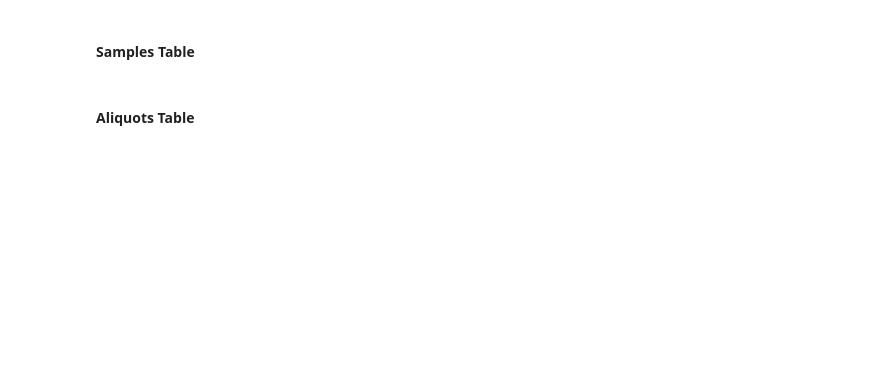
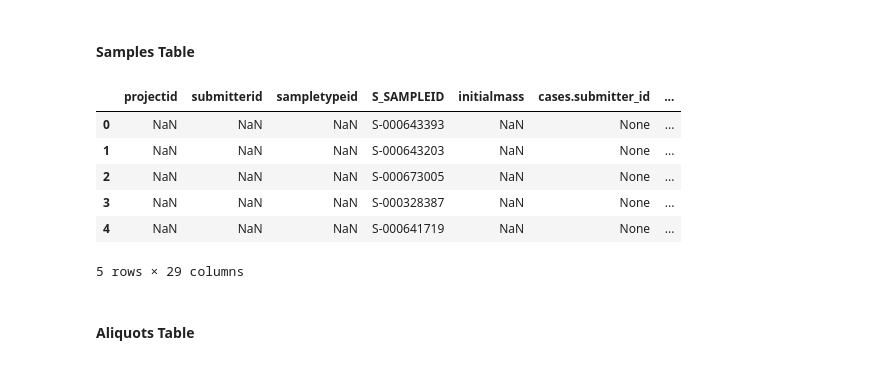
Before and after one commit to Jaclyn922/Data-Scientist-Co-op-in-Brigham-and-Women-s-Hospital, a Jupyter notebook: notebook/study-overview.ipynb, the cells around one changed output. Cells and saved outputs as stored; diff of their text form; code cells hidden in the pictures; blank space fills up the shorter version.

```diff
--- a/notebook/study-overview.ipynb
+++ b/notebook/study-overview.ipynb
@@ -762,11 +753,54 @@ cases
+# %%
+# Group by 'S_SUBJECTID' and 'experiments.submitter_id'
+cases = samples.groupby(['S_SUBJECTID', 'experiments.submitter_id']).agg(list)
+
+# Define the new columns to add
+new_columns = ['consent_codes', 'disease_type', 'primary_site']
+
+# Define a function to add new columns with default values to each group
+def add_default_columns(group):
+    for column in new_columns:
+        group[column] = 'N/A'
+    return group
+
+# Apply the function to each group and reassemble the DataFrame
+cases = cases.apply(add_default_columns, group_keys=False).reset_index(drop=True)
+
+# Add the new column named type
+datasets['type'] = 'case'
+
+# cases.to_csv(CASES_TSV_PATH, index=False, sep='\t')
 # %% [markdown]
 #### Samples Table
 # %%
-# Export the Sample TSV file
-# one row for each sample across all experiments
-# samples_columns = ['submitter_id', 'associated_experiment', 'type_of_sample', 'type_of_specimen']
-# samples.rename(columns={'parent': 'sample_id'}, inplace=True)
+
+# select columns
+samples = samples[['projectid','submitterid','sampletypeid','S_SAMPLEID','initialmass']]
+
+
+samples.rename(columns={'initialmass':'initial_weight'})
+
+
+# add new columns
+new_columns = ['cases.submitter_id','diagnoses.submitter_id','biospecimen_anatomic_site','composition','current_weight','days_to_collection','dats_to_sample_procurement','diagnosis_pathologically_confirmed','freezing_method','intermediate_dimension','is_ffpe','longest_dimension','method_of_sample_procurement','oct_embedded','preservation_method','sample_volume','shortest_dimension','time_between_clamping_and_freezing','time_between_excision_and_freezing','tissue_type','tumor_code','tumor_code_id','tumor_descriptor']
+
+# Add the new columns with 'N/A' as the default value
+for column in new_columns:
+    samples[column] =  None
+
+#add type
+samples['type'] ='sample'
+samples.head()
+
 samples.to_csv(SAMPLES_TSV_PATH, index=False, sep='\t')
+# %% [output]
+|  | projectid | submitterid | sampletypeid | S_SAMPLEID | initialmass | cases.submitter_id | ... |
+| 0 | NaN | NaN | NaN | S-000643393 | NaN | None | ... |
+| 1 | NaN | NaN | NaN | S-000643203 | NaN | None | ... |
+| 2 | NaN | NaN | NaN | S-000673005 | NaN | None | ... |
+| 3 | NaN | NaN | NaN | S-000328387 | NaN | None | ... |
+| 4 | NaN | NaN | NaN | S-000641719 | NaN | None | ... |
+5 rows × 29 columns
 # %% [markdown]
 #### Aliquots Table
 # %%
```
Also changed, not shown: parts of 8 cells of this notebook.
